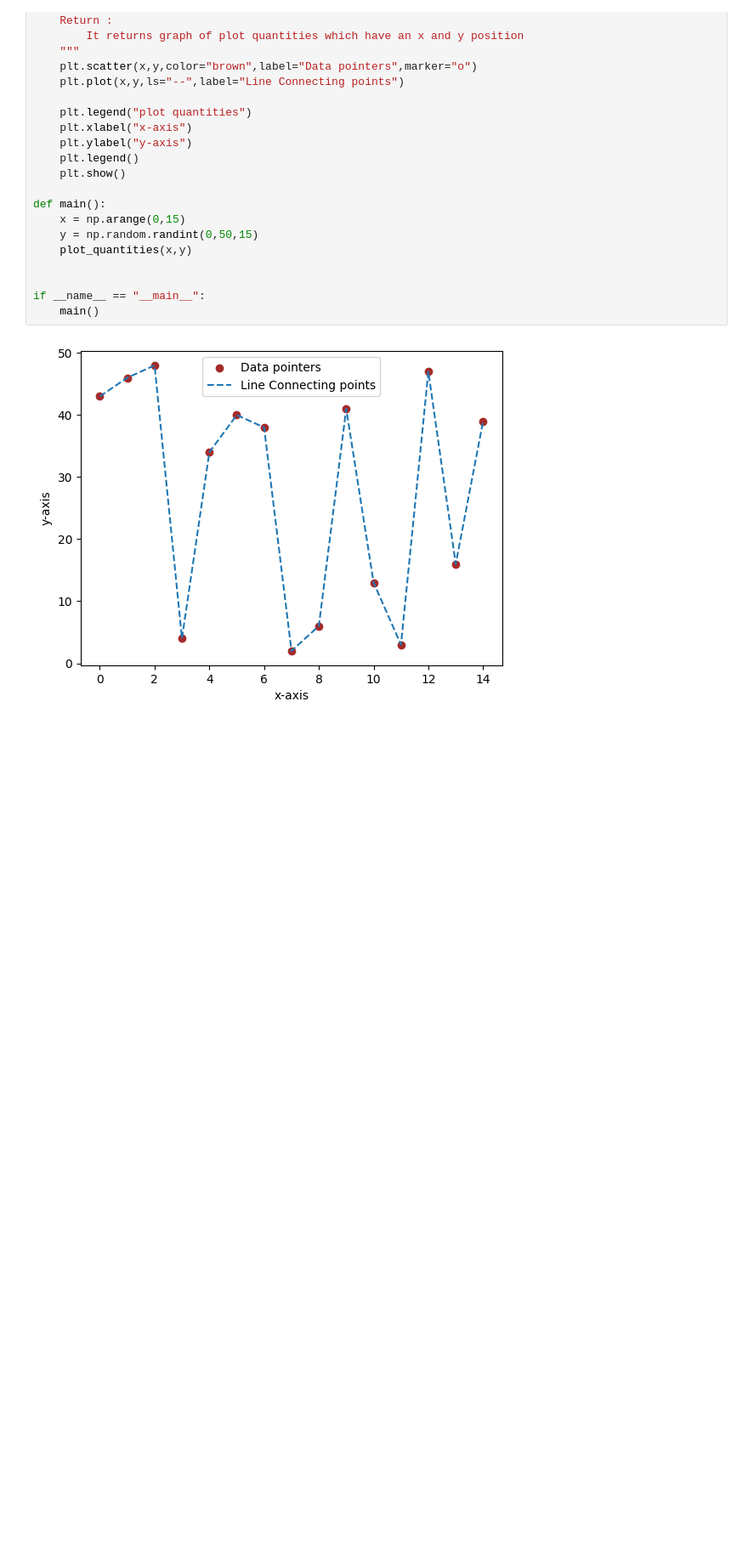
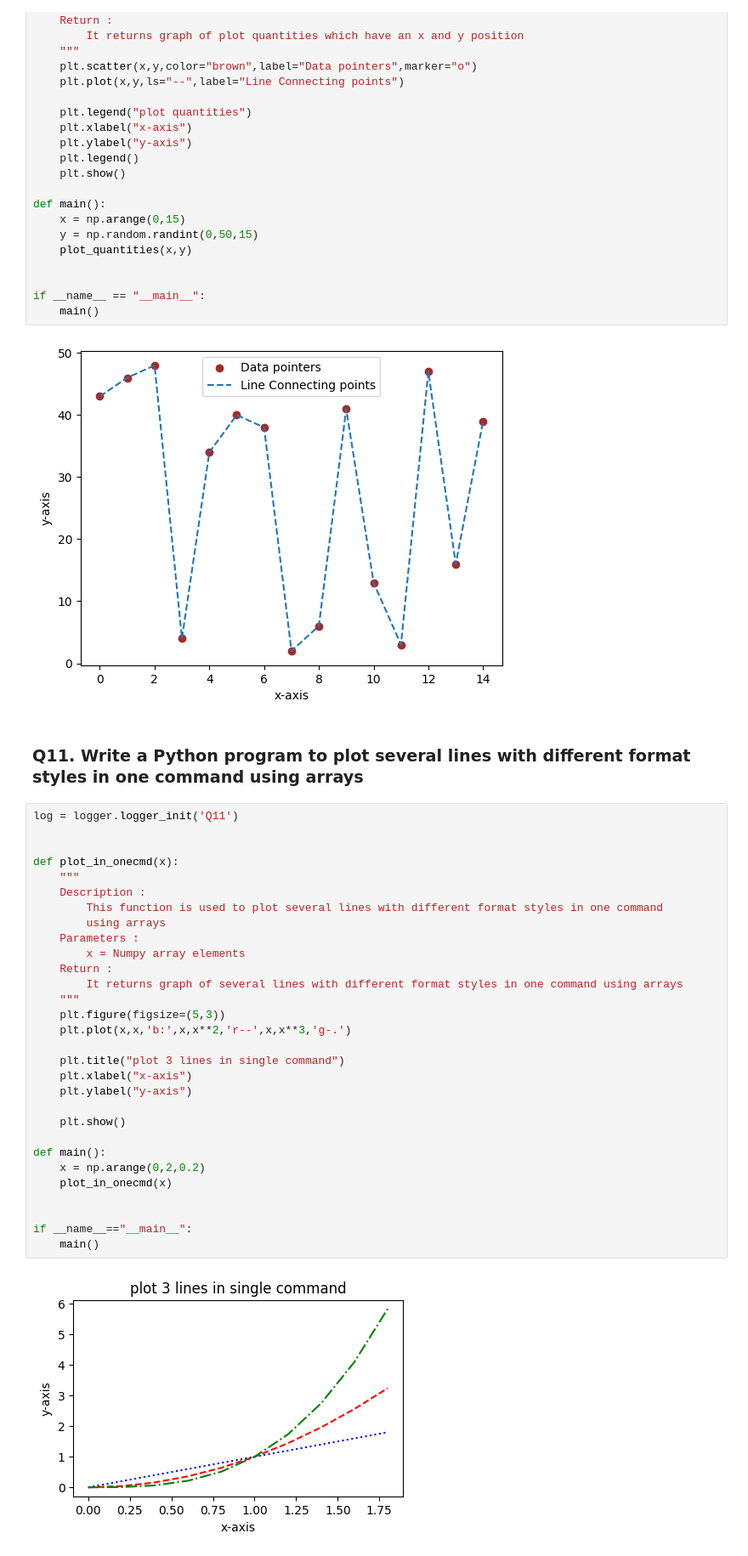
Before and after one commit to Ankitha8105/Python_Libraries, a Jupyter notebook: Matplotlib/linegraph.ipynb, the cells around one changed output. Shown: that part at 85% size. Cells and saved outputs as stored; diff of their text form; blank space fills up the shorter version.

Commit message:
[Ankitha] Modified : python program to plot several lines with different format styles in one command using arrays

```diff
--- a/Matplotlib/linegraph.ipynb
+++ b/Matplotlib/linegraph.ipynb
@@ -423,3 +423,37 @@ if __name__ == "__main__":
     main()
 # %% [output]
 [figure]
+# %% [markdown]
+### Q11. Write a Python program to plot several lines with different format styles in one command using arrays
+# %%
+log = logger.logger_init('Q11')
+
+
+def plot_in_onecmd(x):
+    """
+    Description :
+        This function is used to plot several lines with different format styles in one command
+        using arrays
+    Parameters :
+        x = Numpy array elements
+    Return :
+        It returns graph of several lines with different format styles in one command using arrays
+    """
+    plt.figure(figsize=(5,3))
+    plt.plot(x,x,'b:',x,x**2,'r--',x,x**3,'g-.')
+
+    plt.title("plot 3 lines in single command")
+    plt.xlabel("x-axis")
+    plt.ylabel("y-axis")
+
+    plt.show()
+
+def main():
+    x = np.arange(0,2,0.2)
+    plot_in_onecmd(x)
+
+
+if __name__=="__main__":
+    main()
+# %% [output]
+[figure, added]
```
